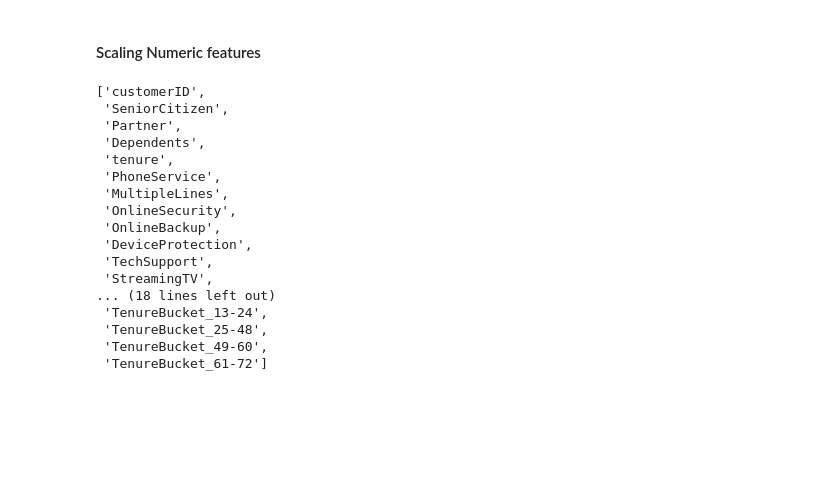
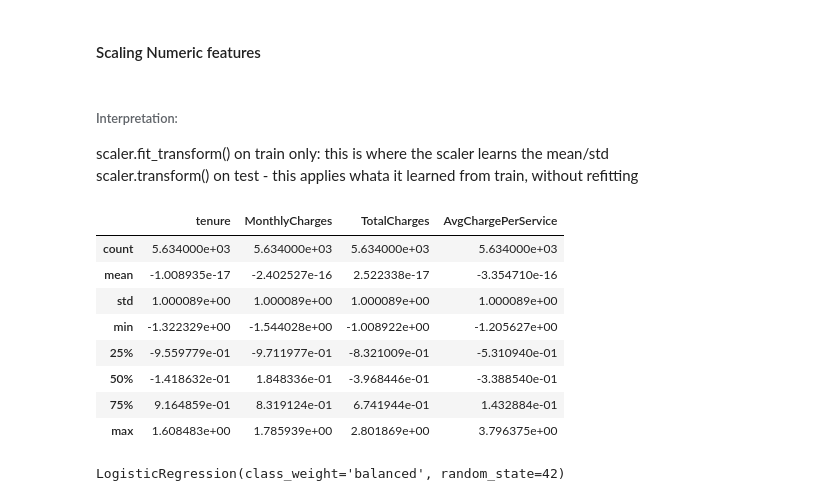
Before and after one commit to nb-acharya/customer_churn_prediction, a Jupyter notebook: notebooks/03_preprocessing_modeling.ipynb, the cells around one changed output. Drawn from its saved outputs; the diff is of its cells as text; code cells hidden in the pictures; blank space fills up the shorter version.

```diff
--- a/notebooks/03_preprocessing_modeling.ipynb
+++ b/notebooks/03_preprocessing_modeling.ipynb
@@ -48,20 +56,25 @@ numeric_cols = ['tenure','MonthlyCharges','TotalCharges','AvgChargePerService']
-# %%
-df.columns.tolist()
-# %% [output]
-['customerID',
- 'SeniorCitizen',
- 'Partner',
- 'Dependents',
- 'tenure',
- 'PhoneService',
- 'MultipleLines',
- 'OnlineSecurity',
- 'OnlineBackup',
- 'DeviceProtection',
- 'TechSupport',
- 'StreamingTV',
-... (18 lines left out)
- 'TenureBucket_13-24',
- 'TenureBucket_25-48',
- 'TenureBucket_49-60',
- 'TenureBucket_61-72']
+# %% [markdown]
+###### Interpretation:
+scaler.fit_transform() on train only: this is where the scaler learns the mean/std <br>
+scaler.transform() on test - this applies whata it learned from train, without refitting
+# %%
+X_train_scaled[numeric_cols].describe()
+# %% [output]
+|  | tenure | MonthlyCharges | TotalCharges | AvgChargePerService |
+| count | 5.634000e+03 | 5.634000e+03 | 5.634000e+03 | 5.634000e+03 |
+| mean | -1.008935e-17 | -2.402527e-16 | 2.522338e-17 | -3.354710e-16 |
+| std | 1.000089e+00 | 1.000089e+00 | 1.000089e+00 | 1.000089e+00 |
+| min | -1.322329e+00 | -1.544028e+00 | -1.008922e+00 | -1.205627e+00 |
+| 25% | -9.559779e-01 | -9.711977e-01 | -8.321009e-01 | -5.310940e-01 |
+| 50% | -1.418632e-01 | 1.848336e-01 | -3.968446e-01 | -3.388540e-01 |
+| 75% | 9.164859e-01 | 8.319124e-01 | 6.741944e-01 | 1.432884e-01 |
+| max | 1.608483e+00 | 1.785939e+00 | 2.801869e+00 | 3.796375e+00 |
+# %%
+from sklearn.linear_model import LogisticRegression
+
+log_reg = LogisticRegression(class_weight='balanced', random_state=42)
+log_reg.fit(X_train_scaled,y_train)
+# class_weight = 'balanced' tells the model to pay more attention to the minority class(Churn=1) during training,
+#penalizing mistakes on it more heavily.
+# %% [output]
+LogisticRegression(class_weight='balanced', random_state=42)
```
Also changed, not shown: parts of 10 cells of this notebook, 3 other files.
